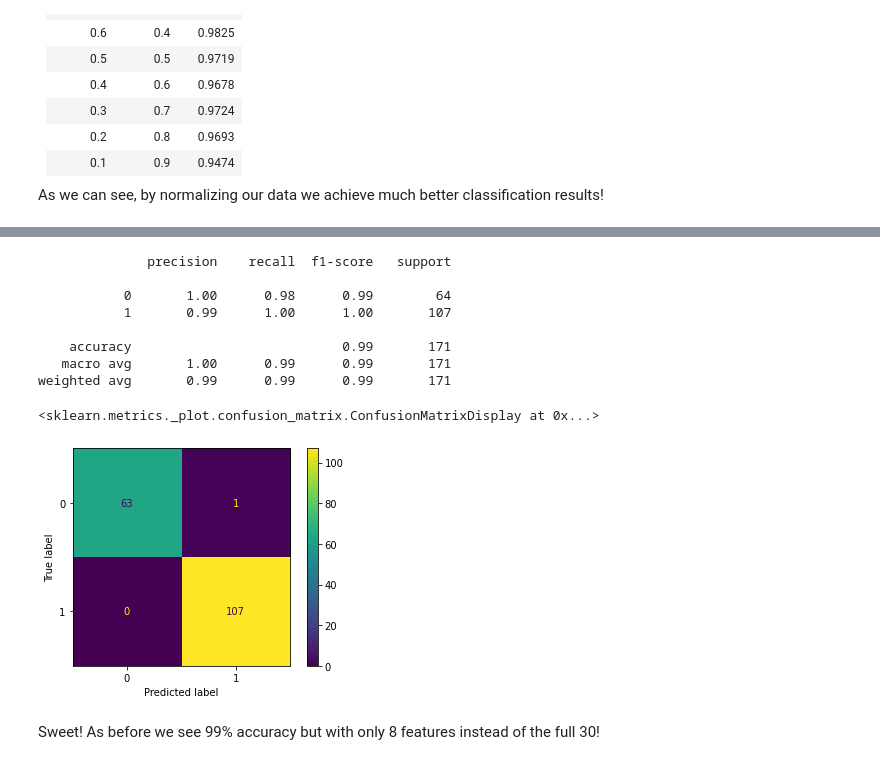
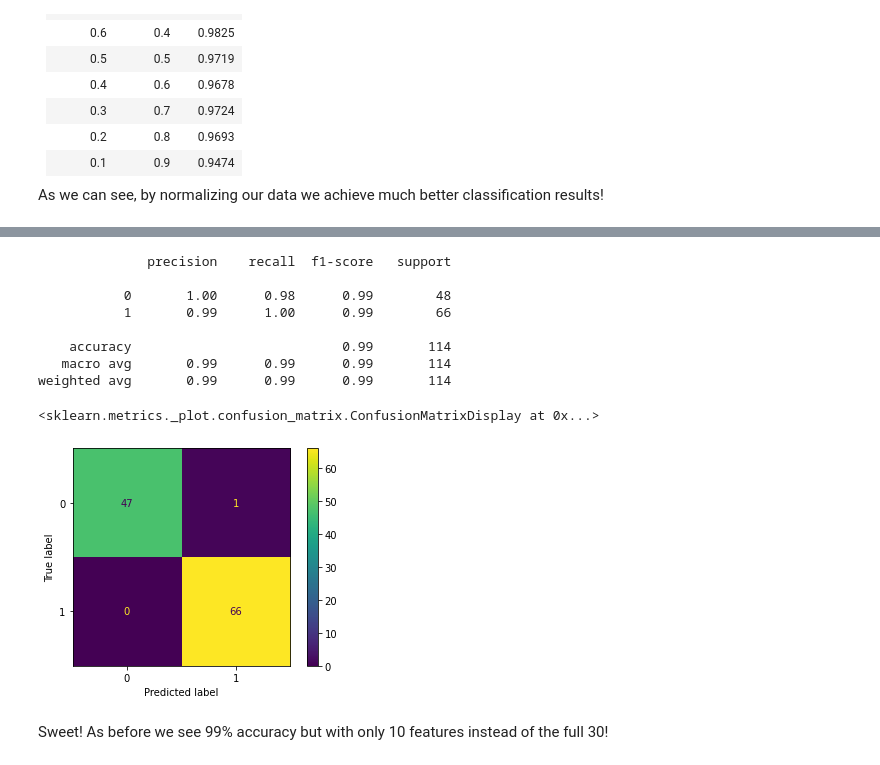
Before and after one commit to evyip18/breast_cancer_classification_project, a Jupyter notebook: ML Project.ipynb, the cells around one changed output, grey strips where cells are left out. Cells and saved outputs as stored; diff of their text form; code cells hidden in the pictures.

```diff
--- a/ML Project.ipynb
+++ b/ML Project.ipynb
@@ -125,6 +109,6 @@ As we can see, it appears the model accuracy is better with the more training sa
 # %%
-# Have a look at the confusion matirix for a 70/30 split
-X_train, X_test, y_train, y_test = train_test_split(X, y, test_size = 0.3, random_state=20)
+# Have a look at the confusion matirix for a 60/40 split
+X_train, X_test, y_train, y_test = train_test_split(X, y, test_size = 0.4, random_state=20)
 
 # Now for SVM training
 svc_model = SVC(kernel='linear')
@@ -241,8 +226,8 @@ SVM Results (Normalized):  [(0.9, 0.1, 0.9825), (0.8, 0.2, 0.9912), (0.7, 0.3, 0
 
 As we can see, by normalizing our data we achieve much better classification results!
 # %%
-# Have a look at the confusion matirix for a 70/30 (Normalized)
-X_train, X_test, y_train, y_test = train_test_split(X_normalized, y, test_size = 0.3, random_state=20)
+# Have a look at the confusion matirix for a 80/20 (Normalized)
+X_train, X_test, y_train, y_test = train_test_split(X_normalized, y, test_size = 0.2, random_state=20)
 
 # Now for SVM training
 from sklearn.svm import SVC
@@ -271,14 +255,0 @@ weighted avg       0.99      0.99      0.99       171
-# %%
-# Might as well validate our choice of SVM with k-fold using the normalized data too
-
-df = X_normalized
-X = df.iloc[:,:-1]
-y = cancer_data.target
-
-k = 5
-kf = KFold(n_splits=k, random_state=None)
-model = SVC(kernel='linear')
-
-result = cross_val_score(model , X, y, cv = kf)
-
-print("k-fold Result: %f accuracy with a standard deviation of %0.2f" % (result.mean(), result.std()))
@@ -299,7 +268,7 @@ for n_components in n_comp_range:
     X_normalized_pca = cancer_pca.transform(X_normalized)
 
     # Use 80/20 split as discovered above
-    X_train, X_test, y_train, y_test = train_test_split(X_normalized_pca, y, test_size = 0.3, random_state=20)
+    X_train, X_test, y_train, y_test = train_test_split(X_normalized_pca, y, test_size = 0.2, random_state=20)
 
     # Now for SVM training
     svc_model = SVC(kernel='linear')
@@ -344,37 +313,37 @@ Sweet! So any new samples that we recieve, we will first normalize, then decompo
 # %%
-# Let's go ahead and train the final model. We'll use 8 components
-cancer_pca = PCA(n_components=8)
+# Let's go ahead and train the final model. We'll use 10 components
+cancer_pca = PCA(n_components=10)
 cancer_pca.fit(X_normalized)
 
 # Apply the transfrorm to the data
 X_normalized_pca = cancer_pca.transform(X_normalized)
 
 # Use 80/20 split as discovered above
-X_train, X_test, y_train, y_test = train_test_split(X_normalized_pca, y, test_size = 0.3, random_state=20)
+X_train, X_test, y_train, y_test = train_test_split(X_normalized_pca, y, test_size = 0.2, random_state=20)
 
 # Now for SVM training
 svc_model = SVC(kernel='linear')
 svc_model.fit(X_train, y_train)
 
 # Predict using model
 y_pred = svc_model.predict(X_test)
 accuracy = accuracy_score(y_test, y_pred)
 
 # Show classification report
 print(classification_report(y_test, y_pred))
 
 # Plot confusion matrix
 plot_confusion_matrix(svc_model, X_test, y_test)
 # %% [output]
               precision    recall  f1-score   support
 
-           0       1.00      0.98      0.99        64
-           1       0.99      1.00      1.00       107
+           0       1.00      0.98      0.99        48
+           1       0.99      1.00      0.99        66
 
-    accuracy                           0.99       171
-   macro avg       1.00      0.99      0.99       171
-weighted avg       0.99      0.99      0.99       171
+    accuracy                           0.99       114
+   macro avg       0.99      0.99      0.99       114
+weighted avg       0.99      0.99      0.99       114
 <sklearn.metrics._plot.confusion_matrix.ConfusionMatrixDisplay at 0x...>
-[figure, old version]
+[figure, new version]
 # %% [markdown]
-Sweet! As before we see 99% accuracy but with only 8 features instead of the full 30!
+Sweet! As before we see 99% accuracy but with only 10 features instead of the full 30!
```
Also changed, not shown: parts of 9 cells of this notebook.
